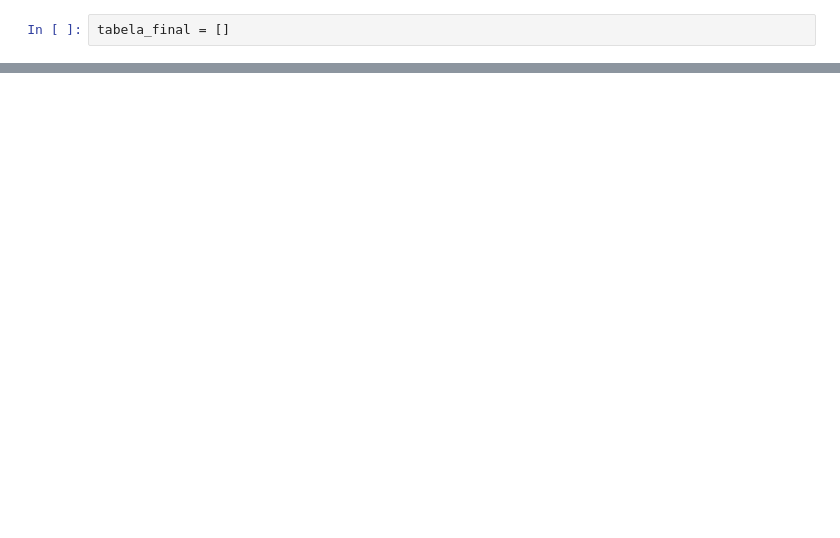
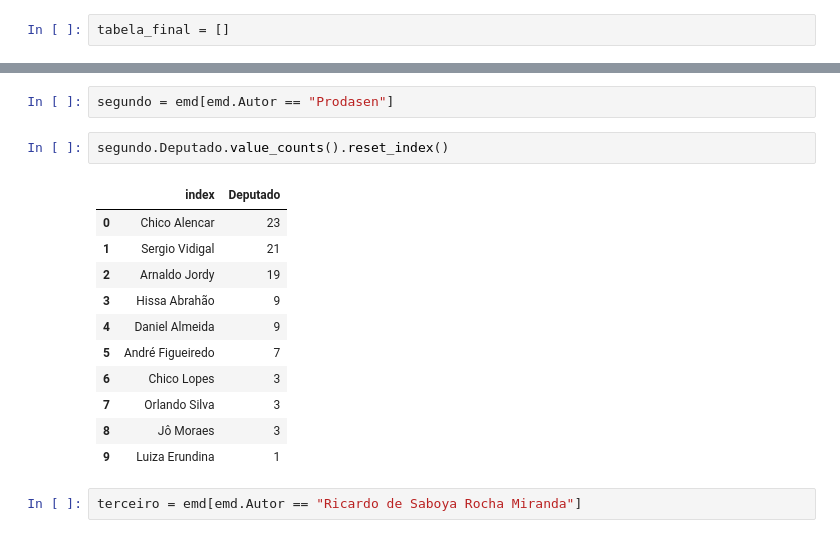
Before and after one commit to reichaves/reftrab, a Jupyter notebook: chupaemenda.ipynb, the cells around one changed output, grey strips where cells are left out. Cells and saved outputs as stored; diff of their text form; blank space fills up the shorter version.

```diff
--- a/chupaemenda.ipynb
+++ b/chupaemenda.ipynb
@@ -55,0 +201,18 @@ print(tabela_final)
+# %%
+segundo = emd[emd.Autor == "Prodasen"]
+# %%
+segundo.Deputado.value_counts().reset_index()
+# %% [output]
+|  | index | Deputado |
+| 0 | Chico Alencar | 23 |
+| 1 | Sergio Vidigal | 21 |
+| 2 | Arnaldo Jordy | 19 |
+| 3 | Hissa Abrahão | 9 |
+| 4 | Daniel Almeida | 9 |
+| 5 | André Figueiredo | 7 |
+| 6 | Chico Lopes | 3 |
+| 7 | Orlando Silva | 3 |
+| 8 | Jô Moraes | 3 |
+| 9 | Luiza Erundina | 1 |
+# %%
+terceiro = emd[emd.Autor == "Ricardo de Saboya Rocha Miranda"]
```
Also changed, not shown: parts of 33 cells of this notebook.
